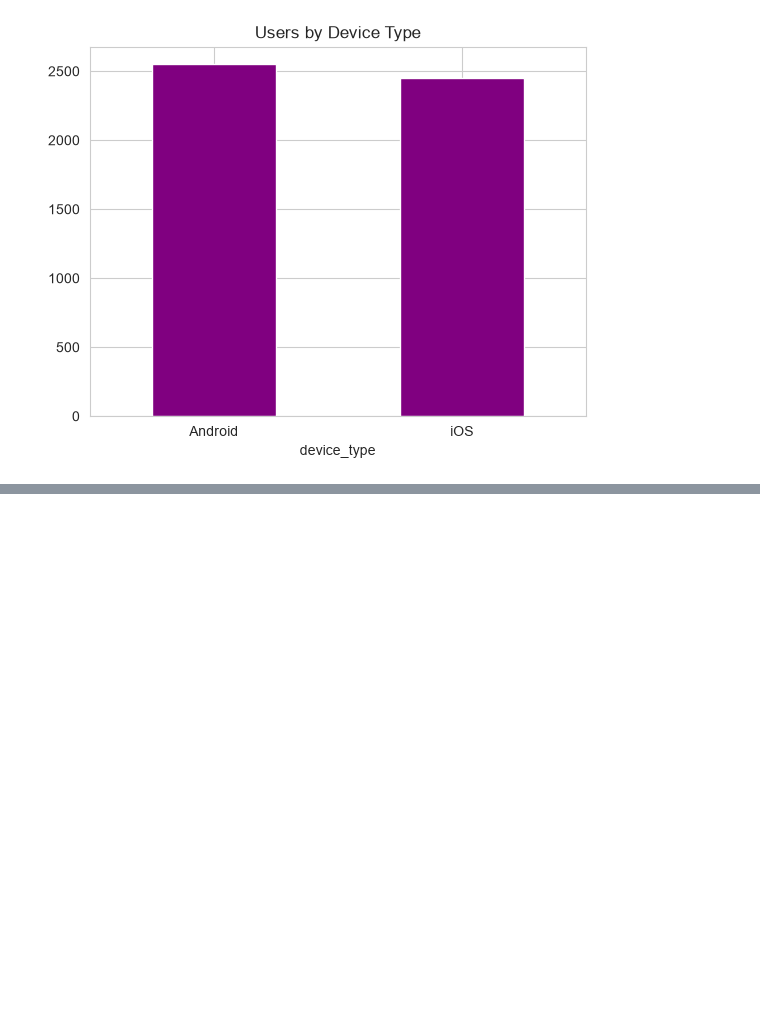
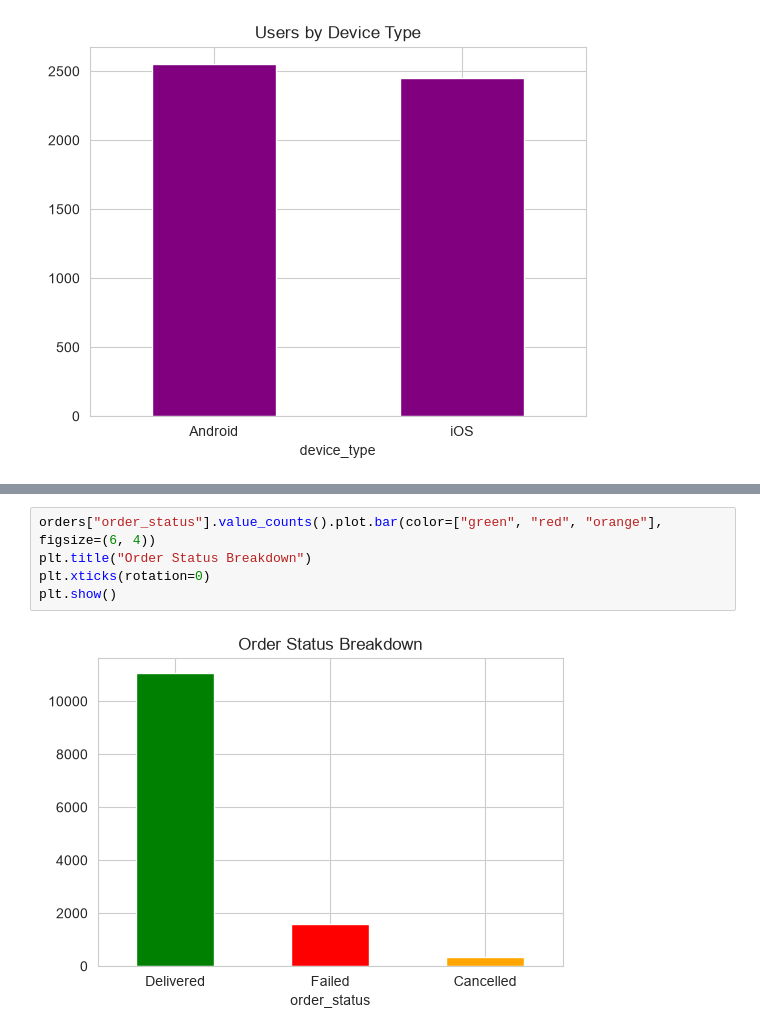
Before and after one commit to Monik17/zomato-funnel-analytics, a Jupyter notebook: notebooks/eda.ipynb, the cells around one changed output, grey strips where cells are left out. Drawn from its saved outputs; the diff is of its cells as text; blank space fills up the shorter version.

```diff
--- a/notebooks/eda.ipynb
+++ b/notebooks/eda.ipynb
@@ -293,0 +309,7 @@ plt.show()
+# %%
+orders["order_status"].value_counts().plot.bar(color=["green", "red", "orange"], figsize=(6, 4))
+plt.title("Order Status Breakdown")
+plt.xticks(rotation=0)
+plt.show()
+# %% [output]
+[figure, added]
```
Also changed, not shown: parts of 5 cells of this notebook.
